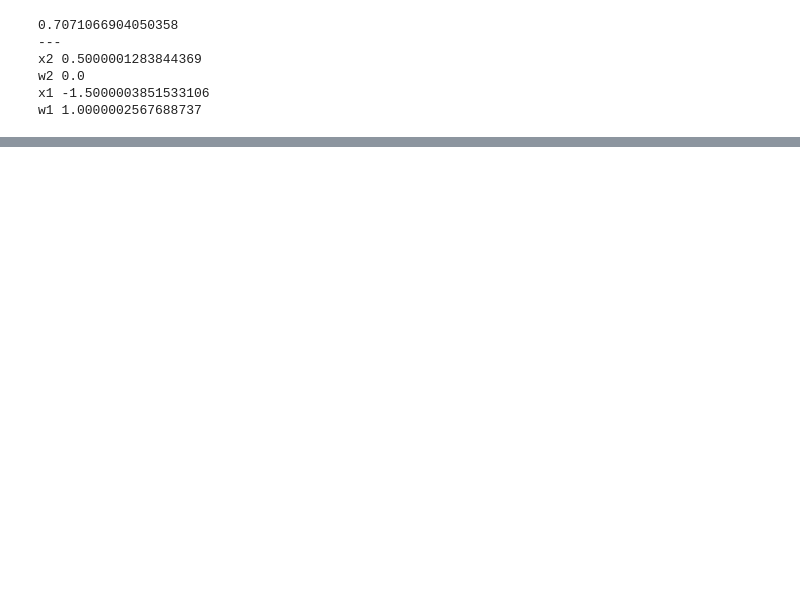
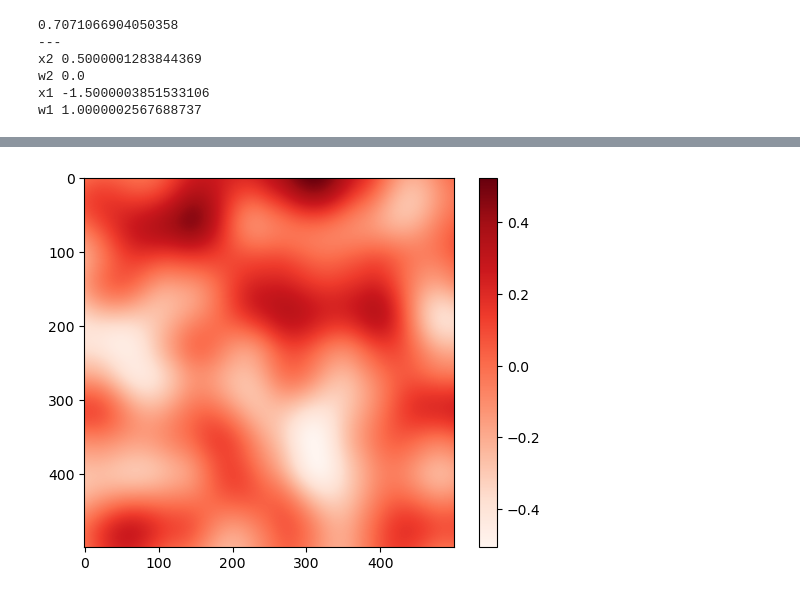
Before and after one commit to danielway/nn, a Jupyter notebook: grad_descent.ipynb, the cells around one changed output, grey strips where cells are left out. Drawn from its saved outputs; the diff is of its cells as text; code cells hidden in the pictures; blank space fills up the shorter version.

```diff
--- a/grad_descent.ipynb
+++ b/grad_descent.ipynb
@@ -188,0 +215,19 @@ ypred
+# %%
+# define a score function and map the true scores
+
+#  f  s  o
+#  1  1  0
+# -1  1  1
+#  1 -1 -1
+#  0  0  0
+
+def score(foliage, solidity):
+    return ((foliage*-1)+solidity)/2
+
+score_truth = [[score(foliage_truth[x, y], solidity_truth[x, y]) for y in np.arange(500)] for x in np.arange(500)]
+plt.figure()
+plt.imshow(score_truth, cmap='Reds', interpolation='lanczos')
+plt.colorbar()
+plt.show()
+# %% [output]
+[figure, added]
```
Also changed, not shown: parts of 6 cells of this notebook.
